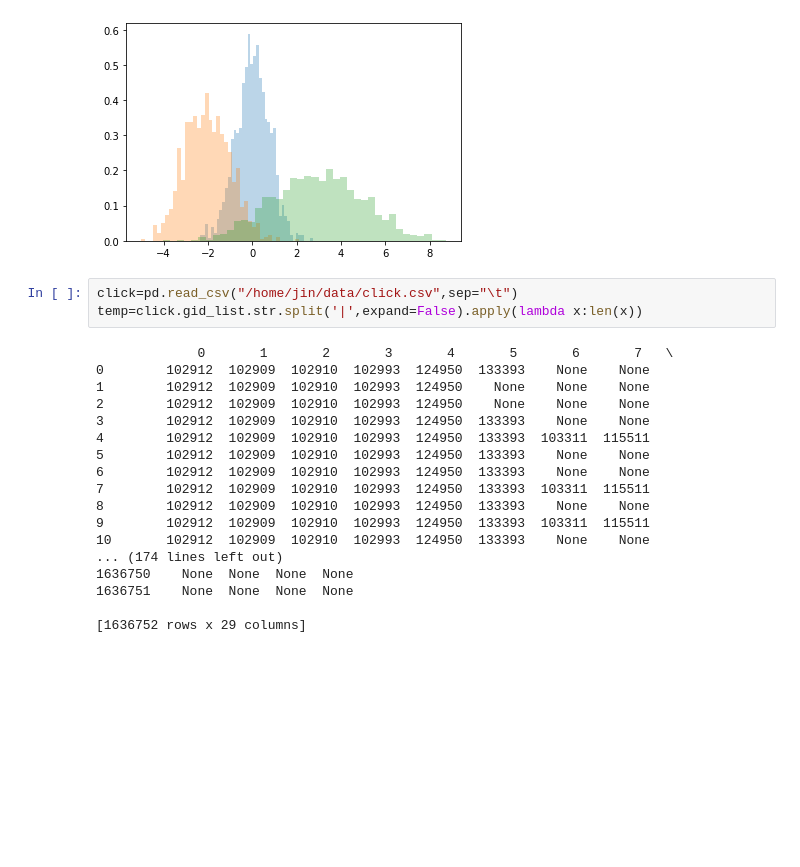
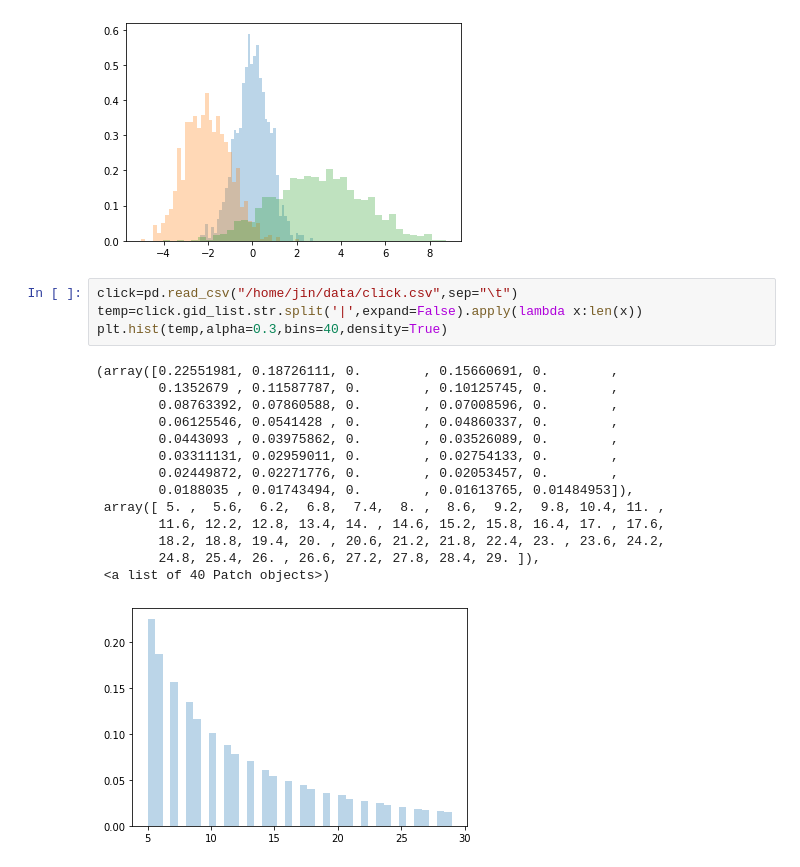
Before and after one commit to jinzengnju/MLinPractice, a Jupyter notebook: FeaturePreprocessing/EDA/pracMatplot.ipynb, the cells around one changed output. Cells and saved outputs as stored; diff of their text form; blank space fills up the shorter version.

```diff
--- a/FeaturePreprocessing/EDA/pracMatplot.ipynb
+++ b/FeaturePreprocessing/EDA/pracMatplot.ipynb
@@ -60,21 +60,19 @@ plt.hist(x3, **kwargs);
 # %%
 click=pd.read_csv("/home/jin/data/click.csv",sep="\t")
 temp=click.gid_list.str.split('|',expand=False).apply(lambda x:len(x))
+plt.hist(temp,alpha=0.3,bins=40,density=True)
 # %% [output]
-             0       1       2       3       4       5       6       7   \
-0        102912  102909  102910  102993  124950  133393    None    None
-1        102912  102909  102910  102993  124950    None    None    None
-2        102912  102909  102910  102993  124950    None    None    None
-3        102912  102909  102910  102993  124950  133393    None    None
-4        102912  102909  102910  102993  124950  133393  103311  115511
-5        102912  102909  102910  102993  124950  133393    None    None
-6        102912  102909  102910  102993  124950  133393    None    None
-7        102912  102909  102910  102993  124950  133393  103311  115511
-8        102912  102909  102910  102993  124950  133393    None    None
-9        102912  102909  102910  102993  124950  133393  103311  115511
-10       102912  102909  102910  102993  124950  133393    None    None
-... (174 lines left out)
-1636750    None  None  None  None
-1636751    None  None  None  None
-
-[1636752 rows x 29 columns]
+(array([0.22551981, 0.18726111, 0.        , 0.15660691, 0.        ,
+        0.1352679 , 0.11587787, 0.        , 0.10125745, 0.        ,
+        0.08763392, 0.07860588, 0.        , 0.07008596, 0.        ,
+        0.06125546, 0.0541428 , 0.        , 0.04860337, 0.        ,
+        0.0443093 , 0.03975862, 0.        , 0.03526089, 0.        ,
+        0.03311131, 0.02959011, 0.        , 0.02754133, 0.        ,
+        0.02449872, 0.02271776, 0.        , 0.02053457, 0.        ,
+        0.0188035 , 0.01743494, 0.        , 0.01613765, 0.01484953]),
+ array([ 5. ,  5.6,  6.2,  6.8,  7.4,  8. ,  8.6,  9.2,  9.8, 10.4, 11. ,
+        11.6, 12.2, 12.8, 13.4, 14. , 14.6, 15.2, 15.8, 16.4, 17. , 17.6,
+        18.2, 18.8, 19.4, 20. , 20.6, 21.2, 21.8, 22.4, 23. , 23.6, 24.2,
+        24.8, 25.4, 26. , 26.6, 27.2, 27.8, 28.4, 29. ]),
+ <a list of 40 Patch objects>)
+[figure, added]
```
Also changed, not shown: parts of 15 cells of this notebook.
